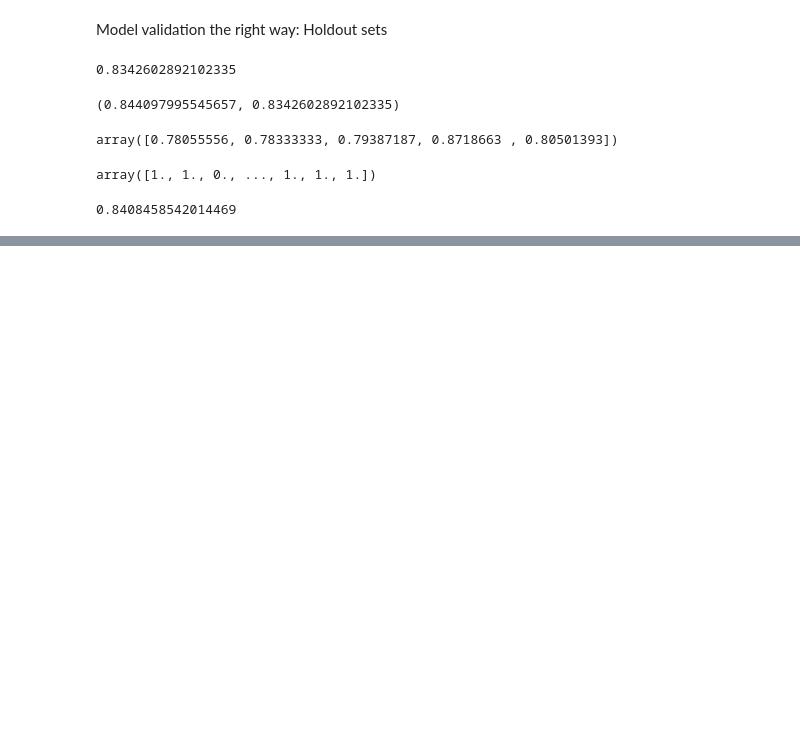
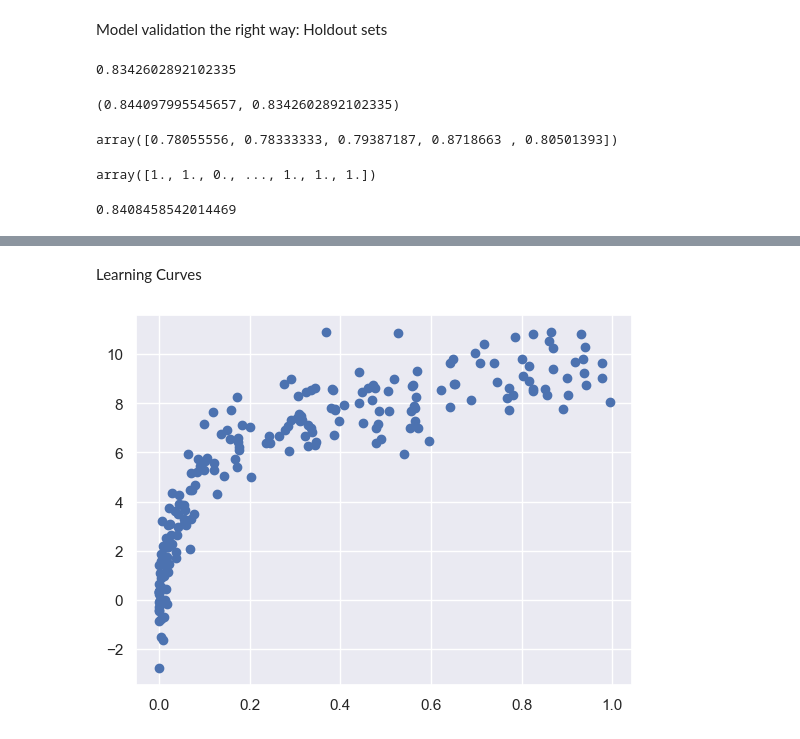
Before and after one commit to Bryan5776/Leraning_python, a Jupyter notebook: Python_data_science_book/python_data_science_book.ipynb, the cells around one changed output, grey strips where cells are left out. Drawn from its saved outputs; the diff is of its cells as text; code cells hidden in the pictures; blank space fills up the shorter version.

```diff
--- a/Python_data_science_book/python_data_science_book.ipynb
+++ b/Python_data_science_book/python_data_science_book.ipynb
@@ -268,0 +332,8 @@ scores.mean()
+# %% [markdown]
+Learning Curves
+# %%
+#larger data set
+X2, y2 = make_data(200)
+plt.scatter(X2.ravel(), y2);
+# %% [output]
+[figure, added]
```
Also changed, not shown: parts of 19 cells of this notebook.
